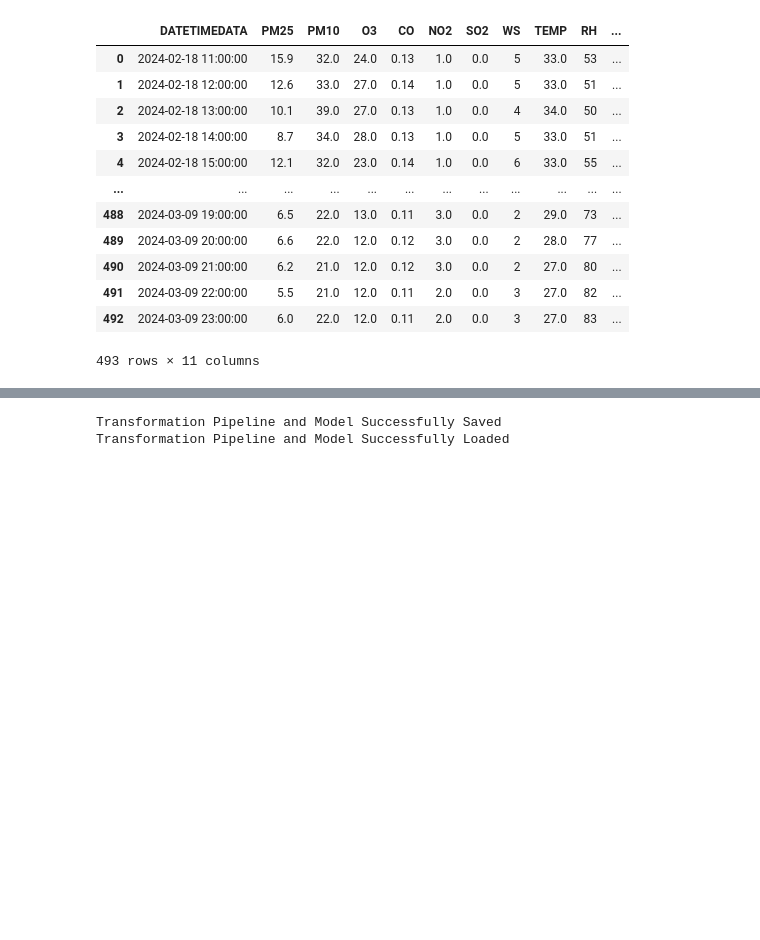
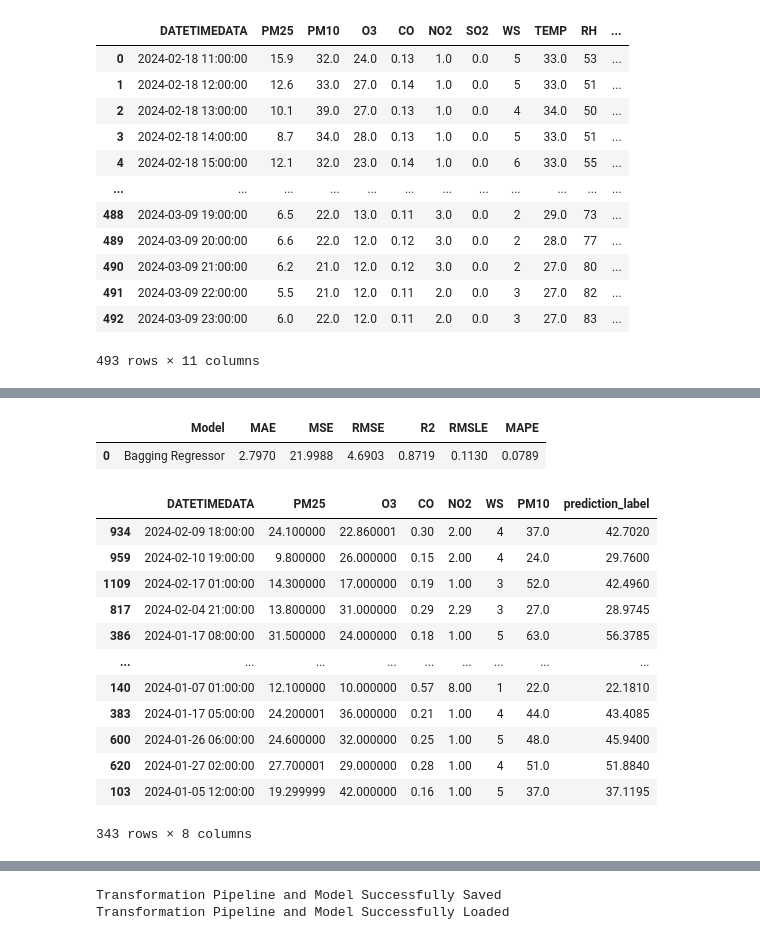
Before and after one commit to jayjiratta/predict_pm2.5, a Jupyter notebook: predict_PM10.ipynb, the cells around one changed output, grey strips where cells are left out. Cells and saved outputs as stored; diff of their text form; code cells hidden in the pictures; blank space fills up the shorter version.

```diff
--- a/predict_PM10.ipynb
+++ b/predict_PM10.ipynb
@@ -141,6 +141,25 @@ Original model was better than the tuned model, hence it will be returned. NOTE:
 | Mean | 3.0740 | 23.1098 | 4.7818 | 0.8346 | 0.1214 | 0.0884 |
 | Std | 0.2663 | 4.3888 | 0.4945 | 0.0357 | 0.0093 | 0.0064 |
 [interactive output not drawn]
+# %%
+predictions_from_py = predict_model(bagged_model)
+predictions_from_py
+# %% [output]
+|  | Model | MAE | MSE | RMSE | R2 | RMSLE | MAPE |
+| 0 | Bagging Regressor | 2.7970 | 21.9988 | 4.6903 | 0.8719 | 0.1130 | 0.0789 |
+|  | DATETIMEDATA | PM25 | O3 | CO | NO2 | WS | PM10 | prediction_label |
+| 934 | 2024-02-09 18:00:00 | 24.100000 | 22.860001 | 0.30 | 2.00 | 4 | 37.0 | 42.7020 |
+| 959 | 2024-02-10 19:00:00 | 9.800000 | 26.000000 | 0.15 | 2.00 | 4 | 24.0 | 29.7600 |
+| 1109 | 2024-02-17 01:00:00 | 14.300000 | 17.000000 | 0.19 | 1.00 | 3 | 52.0 | 42.4960 |
+| 817 | 2024-02-04 21:00:00 | 13.800000 | 31.000000 | 0.29 | 2.29 | 3 | 27.0 | 28.9745 |
+| 386 | 2024-01-17 08:00:00 | 31.500000 | 24.000000 | 0.18 | 1.00 | 5 | 63.0 | 56.3785 |
+| ... | ... | ... | ... | ... | ... | ... | ... | ... |
+| 140 | 2024-01-07 01:00:00 | 12.100000 | 10.000000 | 0.57 | 8.00 | 1 | 22.0 | 22.1810 |
+| 383 | 2024-01-17 05:00:00 | 24.200001 | 36.000000 | 0.21 | 1.00 | 4 | 44.0 | 43.4085 |
+| 600 | 2024-01-26 06:00:00 | 24.600000 | 32.000000 | 0.25 | 1.00 | 5 | 48.0 | 45.9400 |
+| 620 | 2024-01-27 02:00:00 | 27.700001 | 29.000000 | 0.28 | 1.00 | 4 | 51.0 | 51.8840 |
+| 103 | 2024-01-05 12:00:00 | 19.299999 | 42.000000 | 0.16 | 1.00 | 5 | 37.0 | 37.1195 |
+343 rows × 8 columns
 # %%
 now = pd.Timestamp.now()
 start_date = now.date()
```
Also changed, not shown: parts of 7 cells of this notebook, 7 other files.
